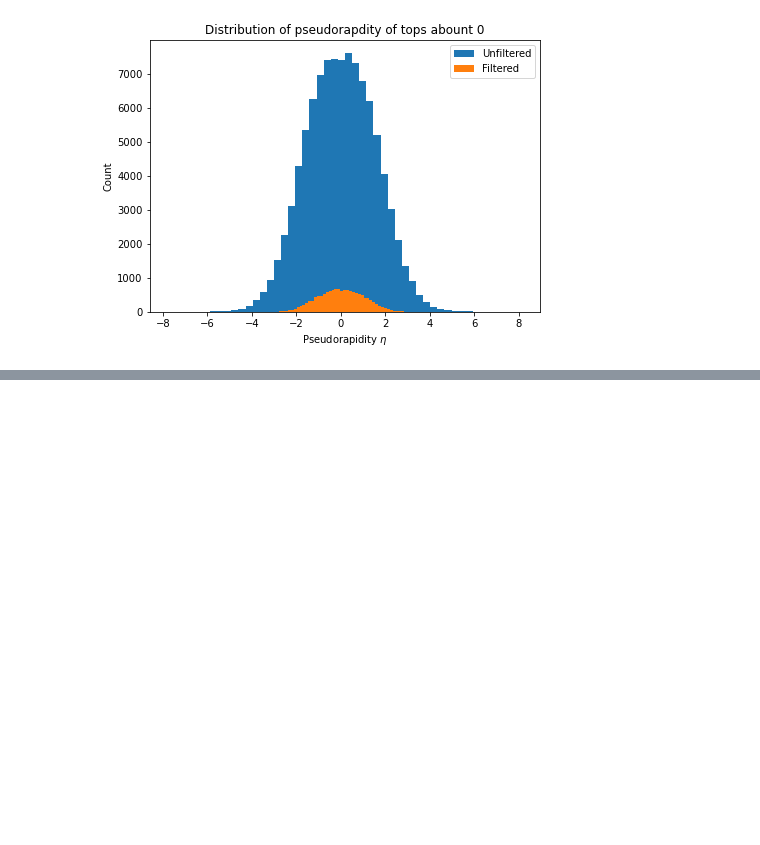
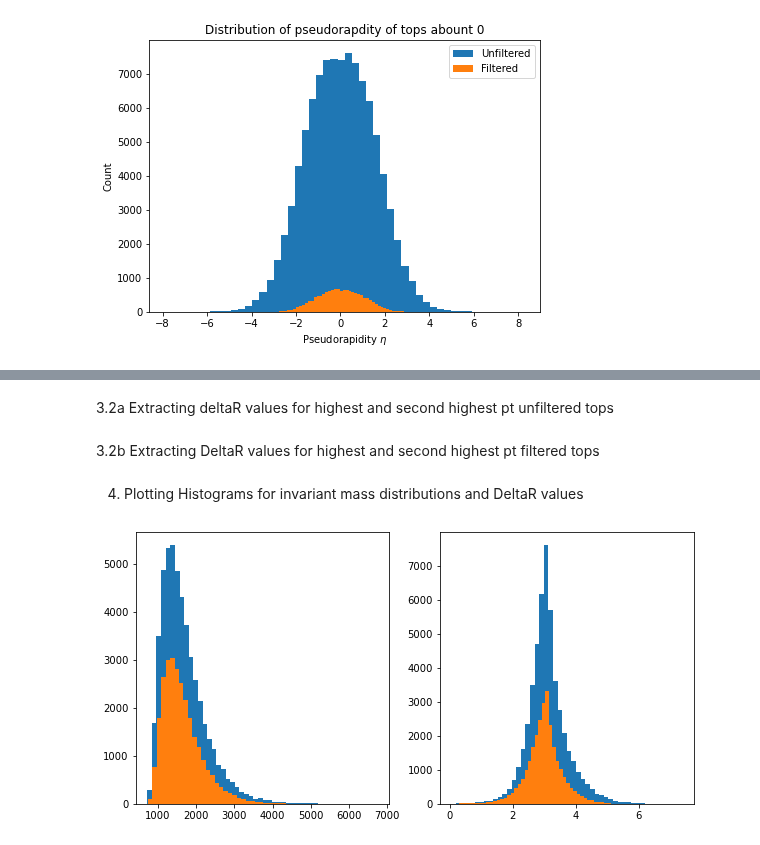
Before and after one commit to archiebrooks02/MPHYS-4Top, a Jupyter notebook: week_1.ipynb, the cells around one changed output, grey strips where cells are left out. Cells and saved outputs as stored; diff of their text form; code cells hidden in the pictures; blank space fills up the shorter version.

```diff
--- a/week_1.ipynb
+++ b/week_1.ipynb
@@ -9,7 +13,6 @@ import matplotlib.pyplot as plt
 # %%
-events = uproot.open('/Users/archiebrooks/Documents/Uni/mphys project/MPHYS-4Top//4tops_partonic_skimmed_2409.root')
-print(events['tree'].keys())
-tree = events['tree']
+tree = uproot.open('/Users/archiebrooks/Documents/Uni/mphys project/MPHYS-4Top//4tops_partonic_skimmed_2409.root')['tree']
+events = tree.arrays(['top_pt', 'top_eta', 'top_phi', 'top_e', 'anti_top_pt', 'anti_top_eta', 'anti_top_phi', 'anti_top_e'])
 
 for data in tree.iterate(['top_pt', 'top_eta', 'top_phi', 'top_e', 'anti_top_pt', 'anti_top_eta', 'anti_top_phi', 'anti_top_e']):
 
@@ -87,0 +90,14 @@ plt.show()
+# %%
+pt_mask_1 = events['top_pt'][:, 0] > 50
+pt_mask_2 = events['top_pt'][:, 1] > 50
+
+eta_mask_1 = (events['top_eta'][:, 0] > -2.4) & (data['top_eta'][:, 0] < 2.4)
+eta_mask_2 = (events['top_eta'][:, 1] > -2.4) & (data['top_eta'][:, 1] < 2.4)
+
+anti_pt_mask_1 = events['anti_top_pt'][:, 0] > 50
+anti_pt_mask_2 = events['anti_top_pt'][:, 1] > 50
+
+anti_eta_mask_1 = (events['anti_top_eta'][:, 0] > -2.4) & (data['anti_top_eta'][:, 0] < 2.4)
+anti_eta_mask_2 = (events['anti_top_eta'][:, 1] > -2.4) & (data['anti_top_eta'][:, 1] < 2.4)
+
+masks = pt_mask_1 & pt_mask_2 & eta_mask_1 & eta_mask_2 & anti_pt_mask_1 & anti_pt_mask_2 & anti_eta_mask_1 & anti_eta_mask_2
@@ -87,0 +114,16 @@ plt.show()
+# %%
+top1 = vector.zip({'pt':events['top_pt'][:,0],'eta':events['top_eta'][:,0],'phi':events['top_phi'][:,0], 'mass':172.76})
+top2 = vector.zip({'pt':events['top_pt'][:,1],'eta':events['top_eta'][:,1],'phi':events['top_phi'][:,1], 'mass':172.76})
+anti_top1 = vector.zip({'pt':events['anti_top_pt'][:,0],'eta':events['anti_top_eta'][:,0],'phi':events['anti_top_phi'][:,0], 'mass':172.76})
+anti_top2 = vector.zip({'pt':events['anti_top_pt'][:,1],'eta':events['anti_top_eta'][:,1],'phi':events['anti_top_phi'][:,1], 'mass':172.76})
+
+filtered_top1 = top1[masks]
+filtered_top2 = top2[masks]
+filtered_anti_top1 = anti_top1[masks]
+filtered_anti_top2 = anti_top2[masks]
+
+four_tops = top1+top2+anti_top1+anti_top2
+filtered_4_tops = filtered_top1+filtered_top2+filtered_anti_top1+filtered_anti_top2
+filtered_4_tops = filtered_4_tops[filtered_4_tops.mass > 500]
+# %% [markdown]
+3.2a Extracting deltaR values for highest and second highest pt unfiltered tops
@@ -87,0 +171,2 @@ plt.show()
+# %% [markdown]
+3.2b Extracting DeltaR values for highest and second highest pt filtered tops
@@ -87,0 +214,11 @@ plt.show()
+# %% [markdown]
+4. Plotting Histograms for invariant mass distributions and DeltaR values
+# %%
+fig, ax = plt.subplots(nrows = 1, ncols = 2, figsize = (10,5))
+ax[0].hist(four_tops.mass, bins=50)
+ax[0].hist(filtered_4_tops.mass, bins=50)
+ax[1].hist(deltaRs, bins=50)
+ax[1].hist(filtered_deltaRs, bins=50)
+plt.show()
+# %% [output]
+[figure, added]
```
Also changed, not shown: parts of 11 cells of this notebook.
